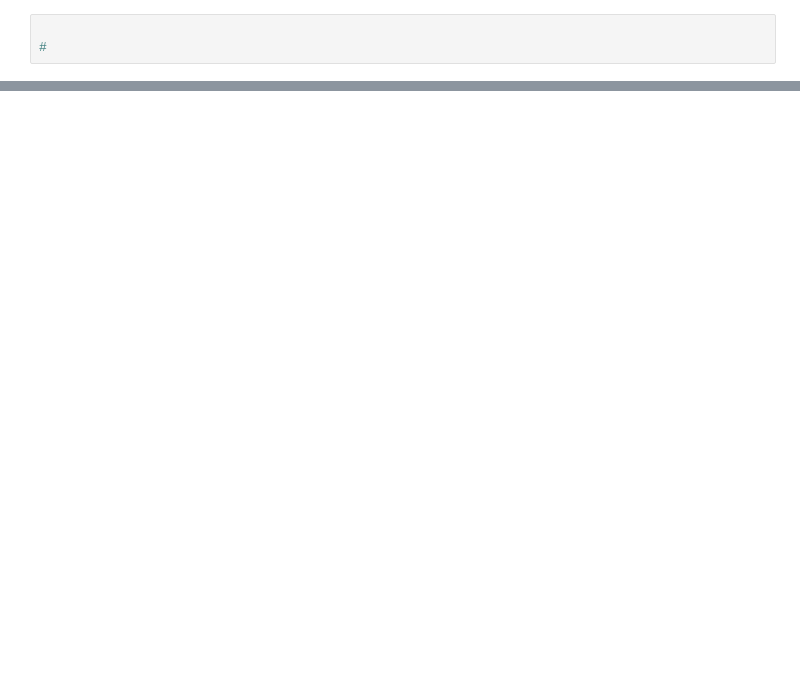
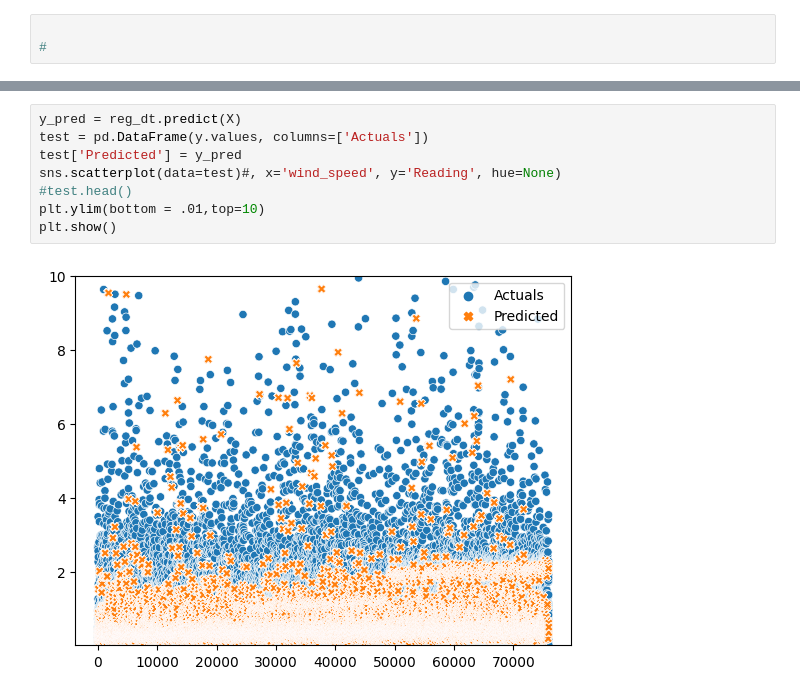
Before and after one commit to guevelel/COMP4449_Image_Classification, a Jupyter notebook: P7_Plume_COMP4449.ipynb, the cells around one changed output, grey strips where cells are left out. Drawn from its saved outputs; the diff is of its cells as text; blank space fills up the shorter version.

```diff
--- a/P7_Plume_COMP4449.ipynb
+++ b/P7_Plume_COMP4449.ipynb
@@ -624,0 +577,10 @@ app.run_server(port = 8059)
+# %%
+y_pred = reg_dt.predict(X)
+test = pd.DataFrame(y.values, columns=['Actuals'])
+test['Predicted'] = y_pred
+sns.scatterplot(data=test)#, x='wind_speed', y='Reading', hue=None)
+#test.head()
+plt.ylim(bottom = .01,top=10)
+plt.show()
+# %% [output]
+[figure, added]
```
Also changed, not shown: parts of 19 cells of this notebook.
